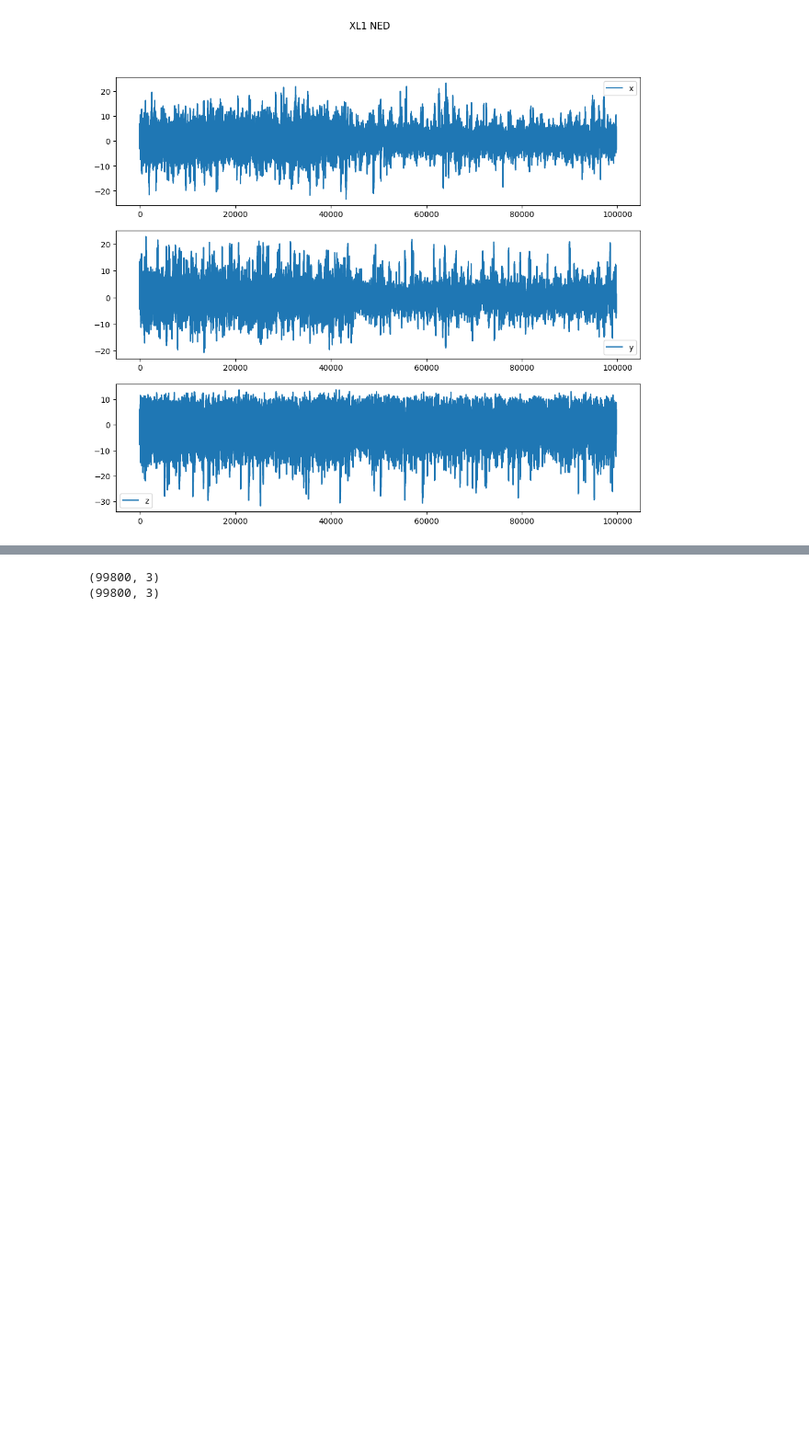
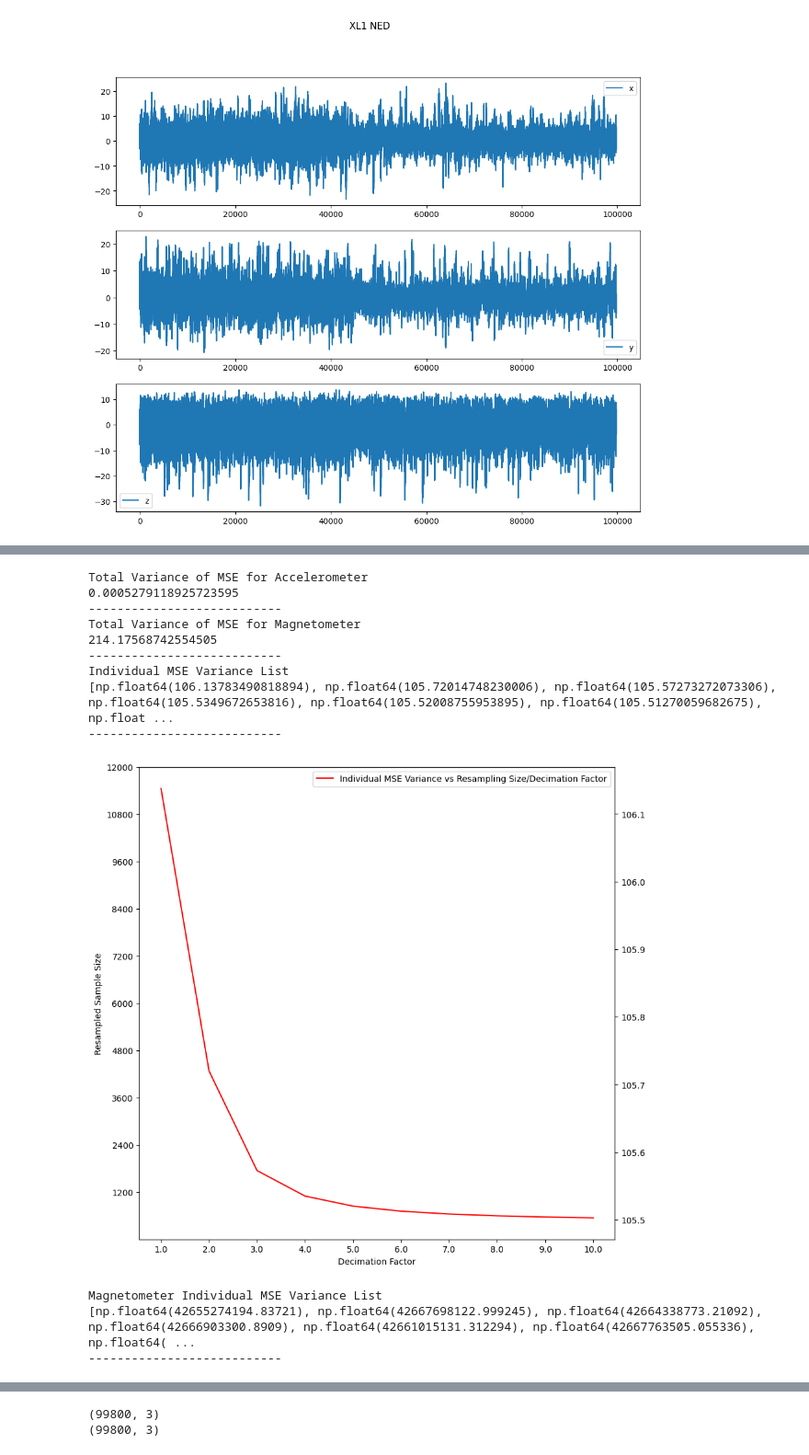
Before and after one commit to ahmedRafique744/Trim-management, a Jupyter notebook: imu_processing.ipynb, the cells around one changed output, grey strips where cells are left out. Shown at 92% size. Drawn from its saved outputs; the diff is of its cells as text; code cells hidden in the pictures; blank space fills up the shorter version.

```diff
--- a/imu_processing.ipynb
+++ b/imu_processing.ipynb
@@ -455,0 +601,68 @@ plt.show()
+# %%
+# Calculating Total MSE Variance
+
+mse_variance_xl = np.var(mean_squared_list)
+print("Total Variance of MSE for Accelerometer")
+print(mse_variance_xl)
+print("---------------------------")
+
+mse_variance_mag = np.var(mag_mean_squared_list)
+print("Total Variance of MSE for Magnetometer")
+print(mse_variance_mag)
+print("---------------------------")
+
+#  Calculating Individual MSE Variance for Accelerometer
+variance_list = []
+for interval in total_interval_vals:
+    interval_var = np.var(interval)
+    variance_list.append(interval_var)
+
+print("Individual MSE Variance List")
+print(variance_list)
+print("---------------------------")
+fig, ax1 = plt.subplots()
+fig.set_figwidth(10)
+fig.set_figheight(10)
+ax_t = ax1.twinx()
+ax_t.plot(decimate_sizes, variance_list, label="Individual MSE Variance vs Resampling Size/Decimation Factor", c="red")
+ax1.set_xticks(decimate_sizes, labels=list(decimate_sizes))
+ax1.set_yticks(resample_sizes, labels=list(resample_sizes))
+ax1.set_xlabel("Decimation Factor")
+ax1.set_ylabel("Resampled Sample Size")
+plt.legend()
+plt.show()
+
+#  Calculating Individual MSE Variance for Accelerometer
+mag_variance_list = []
+for mag_interval in mag_total_interval_vals:
+    mag_interval_var = np.var(mag_interval)
+    mag_variance_list.append(mag_interval_var)
+
+print("Magnetometer Individual MSE Variance List")
+print(mag_variance_list)
+print("---------------------------")
+fig, ax1 = plt.subplots()
+fig.set_figwidth(10)
+fig.set_figheight(10)
+ax_t = ax1.twinx()
+ax_t.plot(mag_decimate_sizes, mag_variance_list, label="Magnetometer Individual MSE Variance vs Resampling Size/Decimation Factor", c="blue")
+ax1.set_xticks(mag_decimate_sizes, labels=list(mag_decimate_sizes))
+ax1.set_yticks(mag_resample_sizes, labels=list(mag_resample_sizes))
+ax1.set_xlabel("Mag Decimation Factor")
+ax1.set_ylabel("Mag Resampled Sample Size")
+plt.legend()
+plt.show()
+# %% [output]
+Total Variance of MSE for Accelerometer
+0.0005279118925723595
+---------------------------
+Total Variance of MSE for Magnetometer
+214.17568742554505
+---------------------------
+Individual MSE Variance List
+[np.float64(106.13783490818894), np.float64(105.72014748230006), np.float64(105.57273272073306), np.float64(105.5349672653816), np.float64(105.52008755953895), np.float64(105.51270059682675), np.float ...
+---------------------------
+[figure, added]
+Magnetometer Individual MSE Variance List
+[np.float64(42655274194.83721), np.float64(42667698122.999245), np.float64(42664338773.21092), np.float64(42666903300.8909), np.float64(42661015131.312294), np.float64(42667763505.055336), np.float64( ...
+---------------------------
```
Also changed, not shown: parts of 3 cells of this notebook.
